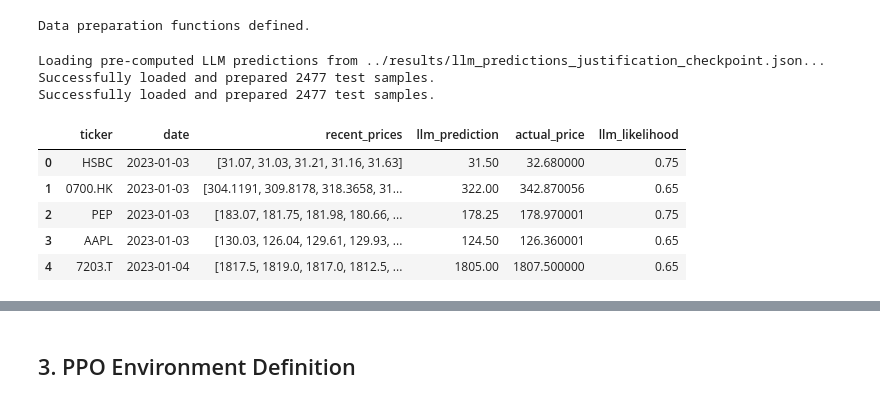
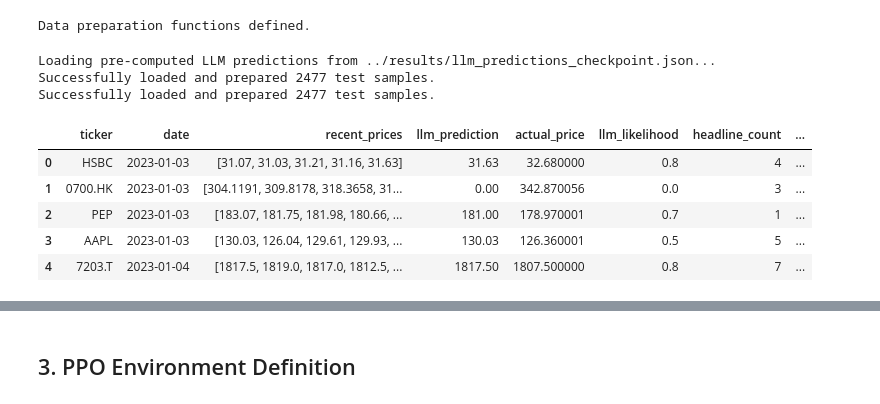
Before and after one commit to ajiayi-debug/StockPPOLLMresearch, a Jupyter notebook: model/llm_ppo_inference_optimized.ipynb, the cells around one changed output, grey strips where cells are left out. Saved outputs shown, nothing was run; the diff lists cells and outputs as text; code cells hidden in the pictures.

```diff
--- a/model/llm_ppo_justification.ipynb
+++ b/model/llm_ppo_inference_optimized.ipynb
@@ -74,14 +82,6 @@ All libraries imported successfully!
 # %% [markdown]
 ## 2. Data Loading and Preparation
 # %%
-def load_jsonl(filepath):
-    """Load JSONL file"""
-    data = []
-    with open(filepath, 'r') as f:
-        for line in f:
-            data.append(json.loads(line))
-    return data
-
 def safe_float(value, default=0.0) -> float:
     try:
         return float(value)
@@ -89,7 +89,7 @@ def safe_float(value, default=0.0) -> float:
         return float(default)
 
 def parse_prompt_data(prompt_text):
-    """Extract key information from prompt"""
+    """Extract key information from prompt, including raw headlines."""
     lines = prompt_text.split('\n')
     data = {}
 
@@ -107,6 +107,15 @@ def parse_prompt_data(prompt_text):
                     data['recent_prices'] = [float(p.strip()) for p in prices_part.split(',') if p.strip()]
                 except ValueError:
                     data['recent_prices'] = []
+        elif 'HEADLINES (concise):' in line:
+            # The headlines are on the line immediately following this one
+            try:
+                # Find the index of the current line and get the next one
+                current_line_index = lines.index(line)
+                if current_line_index + 1 < len(lines):
+                    data['headlines'] = lines[current_line_index + 1].strip()
+            except:
+                data['headlines'] = ""
 
     return data
 
@@ -116,6 +133,6 @@ Data preparation functions defined.
 # %%
 # Load the pre-computed LLM predictions from the checkpoint file
-checkpoint_file = '../results/llm_predictions_justification_checkpoint.json'
+checkpoint_file = '../results/llm_predictions_checkpoint.json'
 print(f"Loading pre-computed LLM predictions from {checkpoint_file}...")
 
 try:
@@ -127,46 +144,60 @@ try:
 
     llm_results = checkpoint_data.get('llm_results', [])
 
-    # Align with the test set only
     if len(llm_results) != len(test_data):
         raise ValueError(f"Checkpoint size ({len(llm_results)}) does not match test data size ({len(test_data)})")
 
     # Prepare the test DataFrame
     parsed_data = []
     for idx, item in enumerate(test_data):
         parsed = parse_prompt_data(item['prompt'])
         response = json.loads(item['response'])
         llm_output = llm_results[idx]
 
         parsed['llm_prediction'] = safe_float(llm_output.get('predicted_close'), response['predicted_close'])
         parsed['actual_price'] = response['predicted_close']
         parsed['llm_likelihood'] = safe_float(llm_output.get('likelihood'), 0.5)
         parsed_data.append(parsed)
 
     test_df = pd.DataFrame(parsed_data)
 
-    # Data Cleaning
-    if 'recent_prices' not in test_df.columns:
-        test_df['recent_prices'] = test_df['llm_prediction'].apply(lambda x: [float(x)] * 5 if pd.notna(x) else [0.0] * 5)
-    test_df['llm_prediction'].fillna(test_df['actual_price'], inplace=True)
-    test_df['llm_likelihood'].fillna(0.5, inplace=True)
+    # --- Perform Sentiment Analysis On-the-Fly ---
+    sia = SentimentIntensityAnalyzer()
+
+    def analyze_headlines(text):
+        if not isinstance(text, str) or not text:
+            return 0, 0.0
+
+        headlines = text.split(' | ')
+        if not headlines:
+            return 0, 0.0
+
+        scores = [sia.polarity_scores(h)['compound'] for h in headlines]
+        return len(headlines), np.mean(scores)
+
+    sentiment_scores = test_df['headlines'].apply(analyze_headlines)
+    test_df['headline_count'] = sentiment_scores.apply(lambda x: x[0])
+    test_df['sent_compound_mean'] = sentiment_scores.apply(lambda x: x[1])
+
+    # Drop the raw headlines column as it's no longer needed
+    test_df.drop(columns=['headlines'], inplace=True)
 
     print(f"Successfully loaded and prepared {len(test_df)} test samples.")
     display(test_df.head())
 
 except FileNotFoundError:
     print(f"ERROR: Checkpoint file not found at {checkpoint_file}")
     test_df = pd.DataFrame()
 except Exception as e:
     print(f"An error occurred: {e}")
     test_df = pd.DataFrame()
 # %% [output]
-Loading pre-computed LLM predictions from ../results/llm_predictions_justification_checkpoint.json...
+Loading pre-computed LLM predictions from ../results/llm_predictions_checkpoint.json...
 Successfully loaded and prepared 2477 test samples.
 Successfully loaded and prepared 2477 test samples.
-|  | ticker | date | recent_prices | llm_prediction | actual_price | llm_likelihood |
-| 0 | HSBC | 2023-01-03 | [31.07, 31.03, 31.21, 31.16, 31.63] | 31.50 | 32.680000 | 0.75 |
-| 1 | 0700.HK | 2023-01-03 | [304.1191, 309.8178, 318.3658, 31... | 322.00 | 342.870056 | 0.65 |
-| 2 | PEP | 2023-01-03 | [183.07, 181.75, 181.98, 180.66, ... | 178.25 | 178.970001 | 0.75 |
-| 3 | AAPL | 2023-01-03 | [130.03, 126.04, 129.61, 129.93, ... | 124.50 | 126.360001 | 0.65 |
-| 4 | 7203.T | 2023-01-04 | [1817.5, 1819.0, 1817.0, 1812.5, ... | 1805.00 | 1807.500000 | 0.65 |
+|  | ticker | date | recent_prices | llm_prediction | actual_price | llm_likelihood | headline_count | ... |
+| 0 | HSBC | 2023-01-03 | [31.07, 31.03, 31.21, 31.16, 31.63] | 31.63 | 32.680000 | 0.8 | 4 | ... |
+| 1 | 0700.HK | 2023-01-03 | [304.1191, 309.8178, 318.3658, 31... | 0.00 | 342.870056 | 0.0 | 3 | ... |
+| 2 | PEP | 2023-01-03 | [183.07, 181.75, 181.98, 180.66, ... | 181.00 | 178.970001 | 0.7 | 1 | ... |
+| 3 | AAPL | 2023-01-03 | [130.03, 126.04, 129.61, 129.93, ... | 130.03 | 126.360001 | 0.5 | 5 | ... |
+| 4 | 7203.T | 2023-01-04 | [1817.5, 1819.0, 1817.0, 1812.5, ... | 1817.50 | 1807.500000 | 0.8 | 7 | ... |
```
Also changed, not shown: parts of 10 cells of this notebook, 6 other files.
